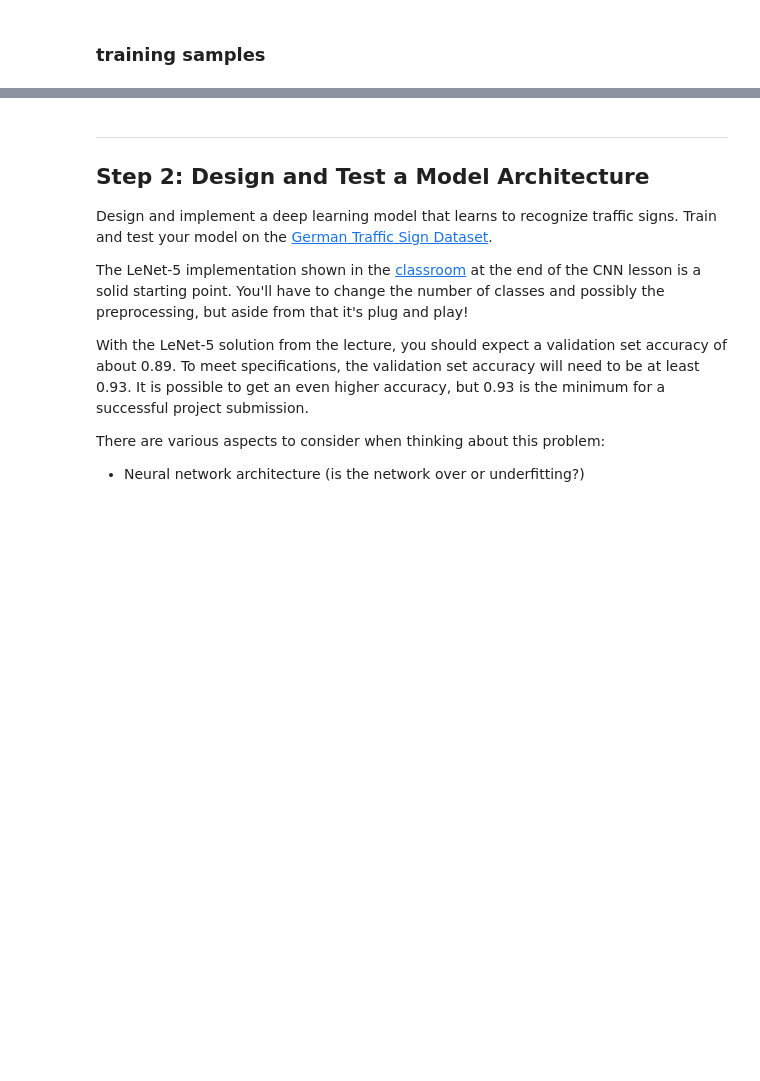
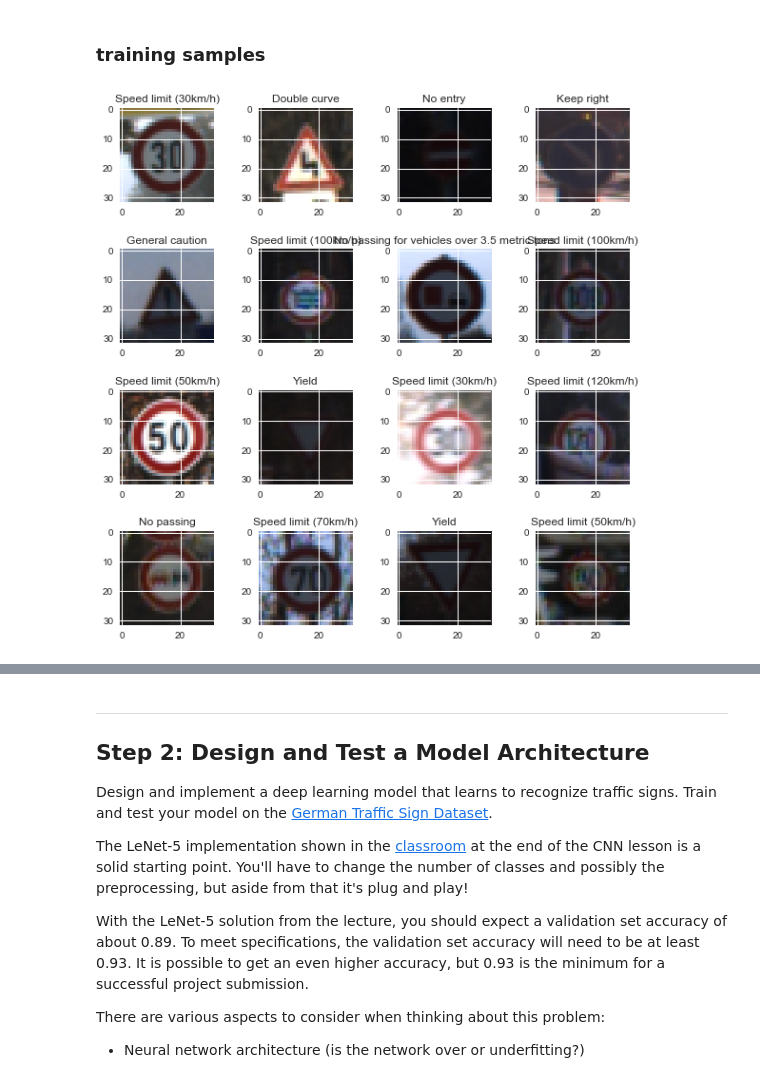
Before and after one commit to mydagobah/simple-traffic-sign-classifier, a Jupyter notebook: Traffic_Sign_Classifier.ipynb, the cells around one changed output, grey strips where cells are left out. Cells and saved outputs as stored; diff of their text form; code cells hidden in the pictures; blank space fills up the shorter version.

```diff
--- a/Traffic_Sign_Classifier.ipynb
+++ b/Traffic_Sign_Classifier.ipynb
@@ -128,10 +129,12 @@ def plot_hist(dataset, title='Histogram'):
     plt.hist(dataset, bins=np.arange(n_classes))
     plt.title(title)
 
-def show_image_samples(imageset, labelset):
-    fig = plt.figure(figsize=(18,18))
-    for i in range(25):
-        a = fig.add_subplot(5,5,i+1)
+def show_image_samples(imageset, labelset, num_images):
+    grid = math.ceil(math.sqrt(num_images))
+    fig = plt.figure(figsize=(10,10))
+    fig.subplots_adjust(hspace=.5)
+    for i in range(num_images):
+        a = fig.add_subplot(grid,grid,i+1)
         index = random.randint(0, len(imageset))
         plot_image(imageset[index].squeeze())
         a.set_title(signnames[labelset[index]])
@@ -154,0 +154,5 @@ show_label_distrbution(y_train, y_valid, y_test)
+# %%
+# 16 random samples from training dataset
+show_image_samples(X_train, y_train, 16)
+# %% [output]
+[figure, added]
```
Also changed, not shown: parts of 29 cells of this notebook.
